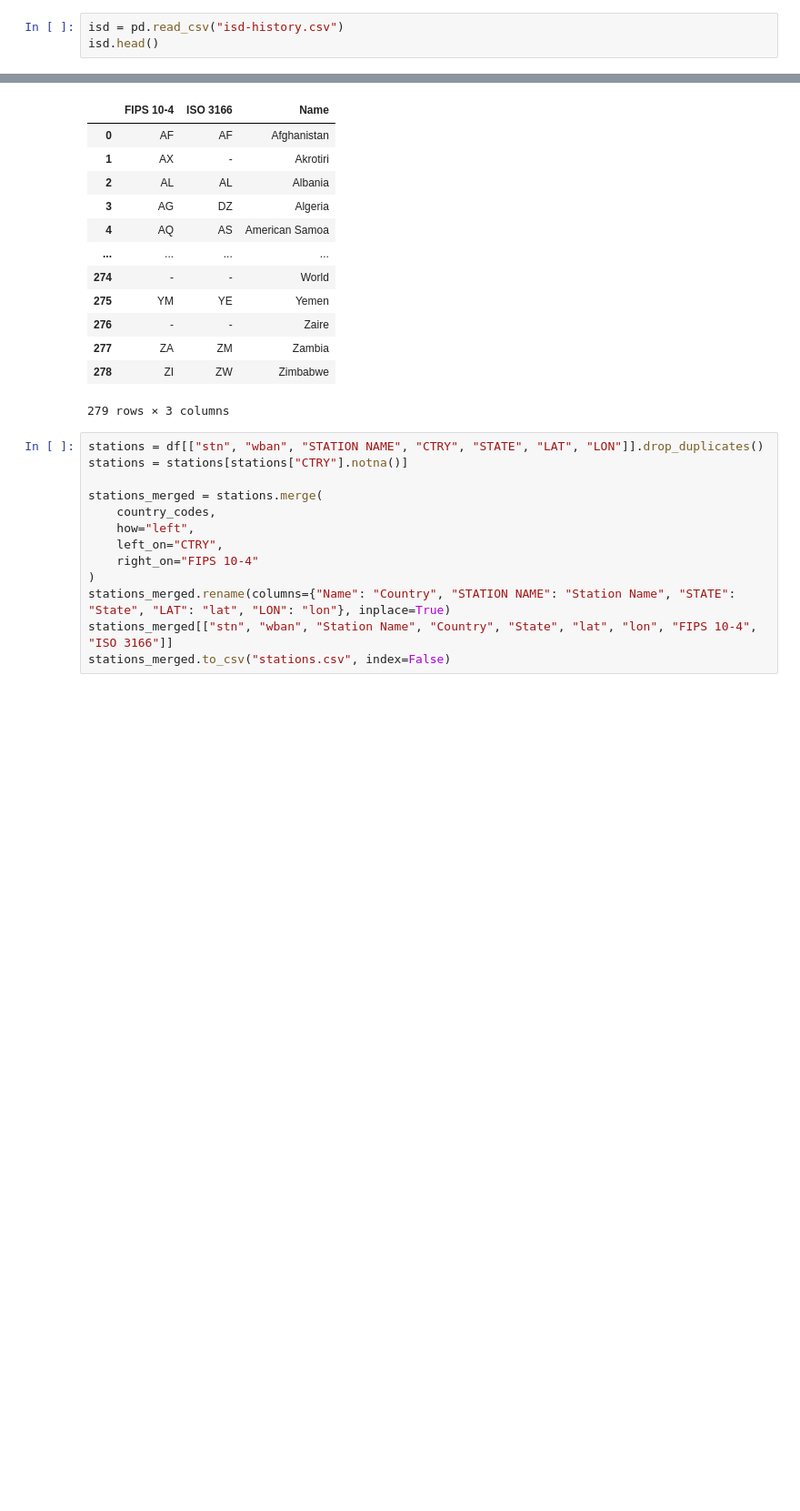
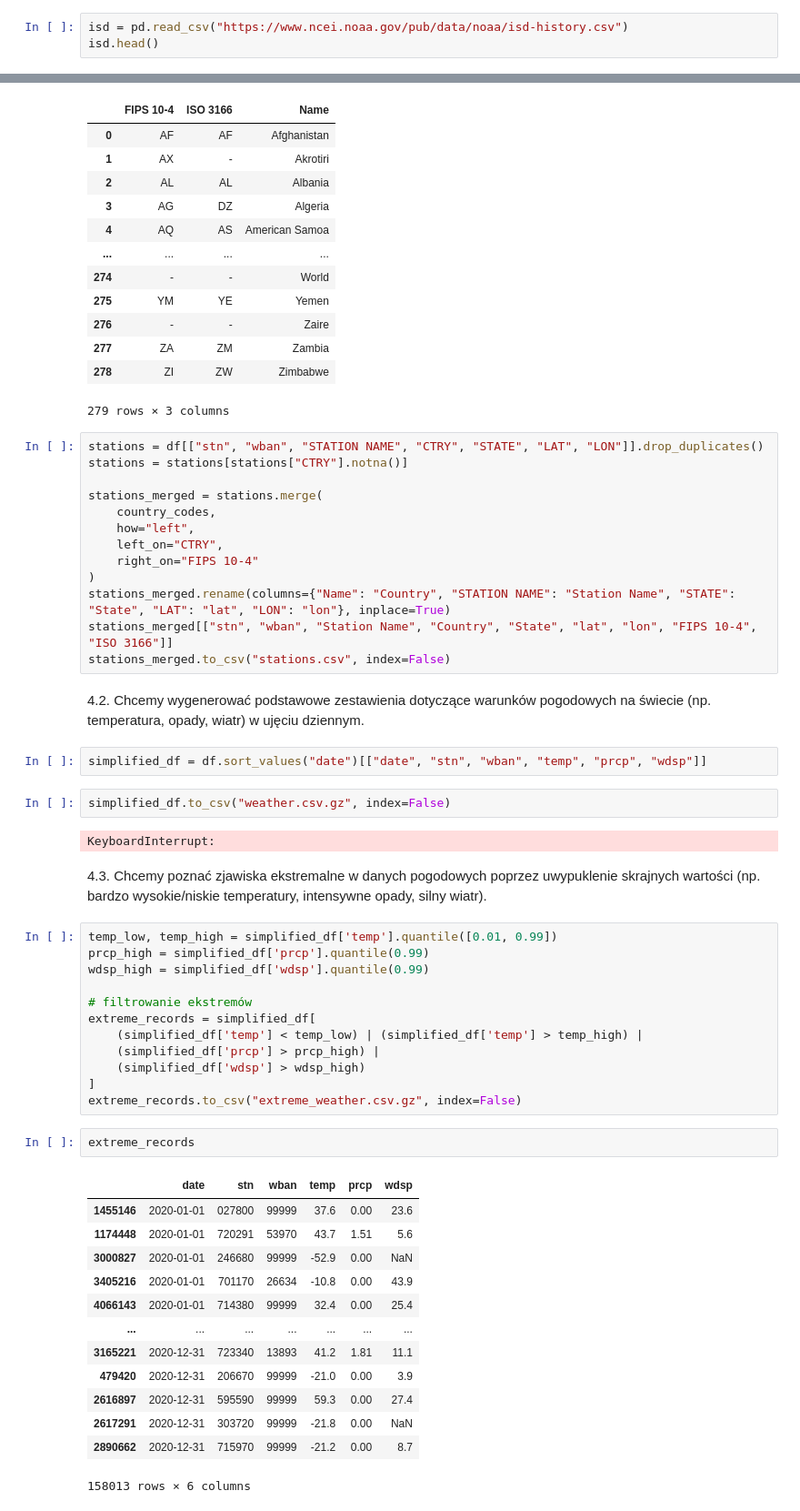
Before and after one commit to igoro00/pdzd, a Jupyter notebook: main.ipynb, the cells around one changed output, grey strips where cells are left out. Shown at 91% size. Saved outputs shown, nothing was run; the diff lists cells and outputs as text; blank space fills up the shorter version.

```diff
--- a/main.ipynb
+++ b/main.ipynb
@@ -38,7 +38,7 @@ gsod
 | 4119204 | A51256 | 451 | 2020-04-28 | 2020 | 4 | 28 | 65.5 | 24 | 59.1 | 24 | ... |
 4119205 rows × 33 columns
 # %%
-isd = pd.read_csv("isd-history.csv")
+isd = pd.read_csv("https://www.ncei.noaa.gov/pub/data/noaa/isd-history.csv")
 isd.head()
 # %% [output]
 |  | USAF | WBAN | STATION NAME | CTRY | STATE | ICAO | LAT | LON | ELEV(M) | BEGIN | ... |
@@ -238,3 +238,41 @@ stations_merged = stations.merge(
 stations_merged.rename(columns={"Name": "Country", "STATION NAME": "Station Name", "STATE": "State", "LAT": "lat", "LON": "lon"}, inplace=True)
 stations_merged[["stn", "wban", "Station Name", "Country", "State", "lat", "lon", "FIPS 10-4", "ISO 3166"]]
 stations_merged.to_csv("stations.csv", index=False)
+# %% [markdown]
+4.2. Chcemy wygenerować podstawowe zestawienia dotyczące warunków pogodowych na świecie (np. temperatura, opady, wiatr) w ujęciu dziennym.
+# %%
+simplified_df = df.sort_values("date")[["date", "stn", "wban", "temp", "prcp", "wdsp"]]
+# %%
+simplified_df.to_csv("weather.csv.gz", index=False)
+# %% [output]
+KeyboardInterrupt:
+# %% [markdown]
+4.3. Chcemy poznać zjawiska ekstremalne w danych pogodowych poprzez uwypuklenie skrajnych wartości (np. bardzo wysokie/niskie temperatury, intensywne opady, silny wiatr).
+# %%
+temp_low, temp_high = simplified_df['temp'].quantile([0.01, 0.99])
+prcp_high = simplified_df['prcp'].quantile(0.99)
+wdsp_high = simplified_df['wdsp'].quantile(0.99)
+
+# filtrowanie ekstremów
+extreme_records = simplified_df[
+    (simplified_df['temp'] < temp_low) | (simplified_df['temp'] > temp_high) |
+    (simplified_df['prcp'] > prcp_high) |
+    (simplified_df['wdsp'] > wdsp_high)
+]
+extreme_records.to_csv("extreme_weather.csv.gz", index=False)
+# %%
+extreme_records
+# %% [output]
+|  | date | stn | wban | temp | prcp | wdsp |
+| 1455146 | 2020-01-01 | 027800 | 99999 | 37.6 | 0.00 | 23.6 |
+| 1174448 | 2020-01-01 | 720291 | 53970 | 43.7 | 1.51 | 5.6 |
+| 3000827 | 2020-01-01 | 246680 | 99999 | -52.9 | 0.00 | NaN |
+| 3405216 | 2020-01-01 | 701170 | 26634 | -10.8 | 0.00 | 43.9 |
+| 4066143 | 2020-01-01 | 714380 | 99999 | 32.4 | 0.00 | 25.4 |
+| ... | ... | ... | ... | ... | ... | ... |
+| 3165221 | 2020-12-31 | 723340 | 13893 | 41.2 | 1.81 | 11.1 |
+| 479420 | 2020-12-31 | 206670 | 99999 | -21.0 | 0.00 | 3.9 |
+| 2616897 | 2020-12-31 | 595590 | 99999 | 59.3 | 0.00 | 27.4 |
+| 2617291 | 2020-12-31 | 303720 | 99999 | -21.8 | 0.00 | NaN |
+| 2890662 | 2020-12-31 | 715970 | 99999 | -21.2 | 0.00 | 8.7 |
+158013 rows × 6 columns
```
